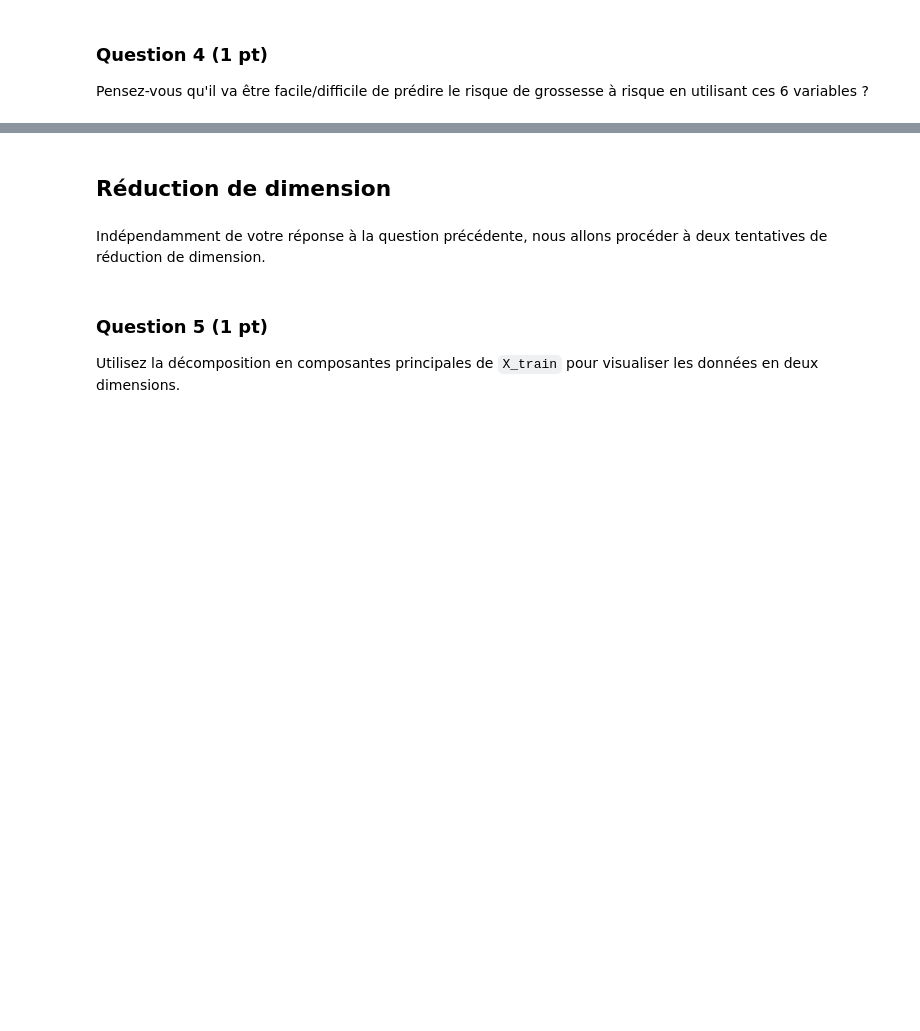
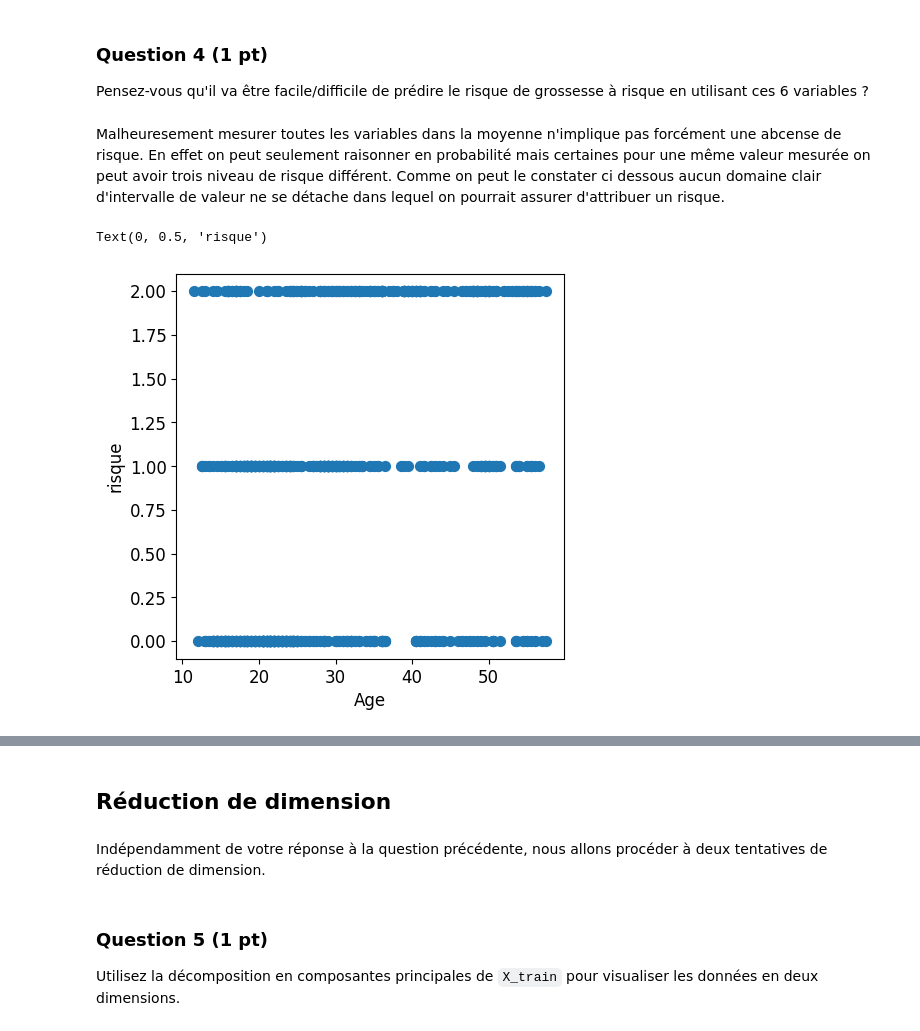
Before and after one commit to antoinebossin/Projet_data, a Jupyter notebook: Projet.ipynb, the cells around one changed output, grey strips where cells are left out. Cells and saved outputs as stored; diff of their text form; code cells hidden in the pictures; blank space fills up the shorter version.

```diff
--- a/Projet.ipynb
+++ b/Projet.ipynb
@@ -130,3 +131,15 @@ Les valeurs prises par ces variables sont-elles surprenantes ? Cohérentes avec
 # %% [markdown]
 ### Question 4 (1 pt)
 Pensez-vous qu'il va être facile/difficile de prédire le risque de grossesse à risque en utilisant ces 6 variables ?
+# %% [markdown]
+Malheuresement mesurer toutes les variables dans la moyenne n'implique pas forcément une abcense de risque. En effet on peut seulement raisonner en probabilité mais certaines pour une même valeur mesurée on peut avoir trois niveau de risque différent. Comme on peut le constater ci dessous aucun domaine clair d'intervalle de valeur ne se détache dans lequel on pourrait assurer d'attribuer un risque.
+# %%
+fig = plt.figure(figsize=(5, 5)) # forcer une figure carrée
+
+plt.scatter(df_train['Age'], df_train['Risque'], s=50)
+
+plt.xlabel('Age')
+plt.ylabel('risque')
+# %% [output]
+Text(0, 0.5, 'risque')
+[figure, added]
```
Also changed, not shown: parts of 13 cells of this notebook, 2 other files.
